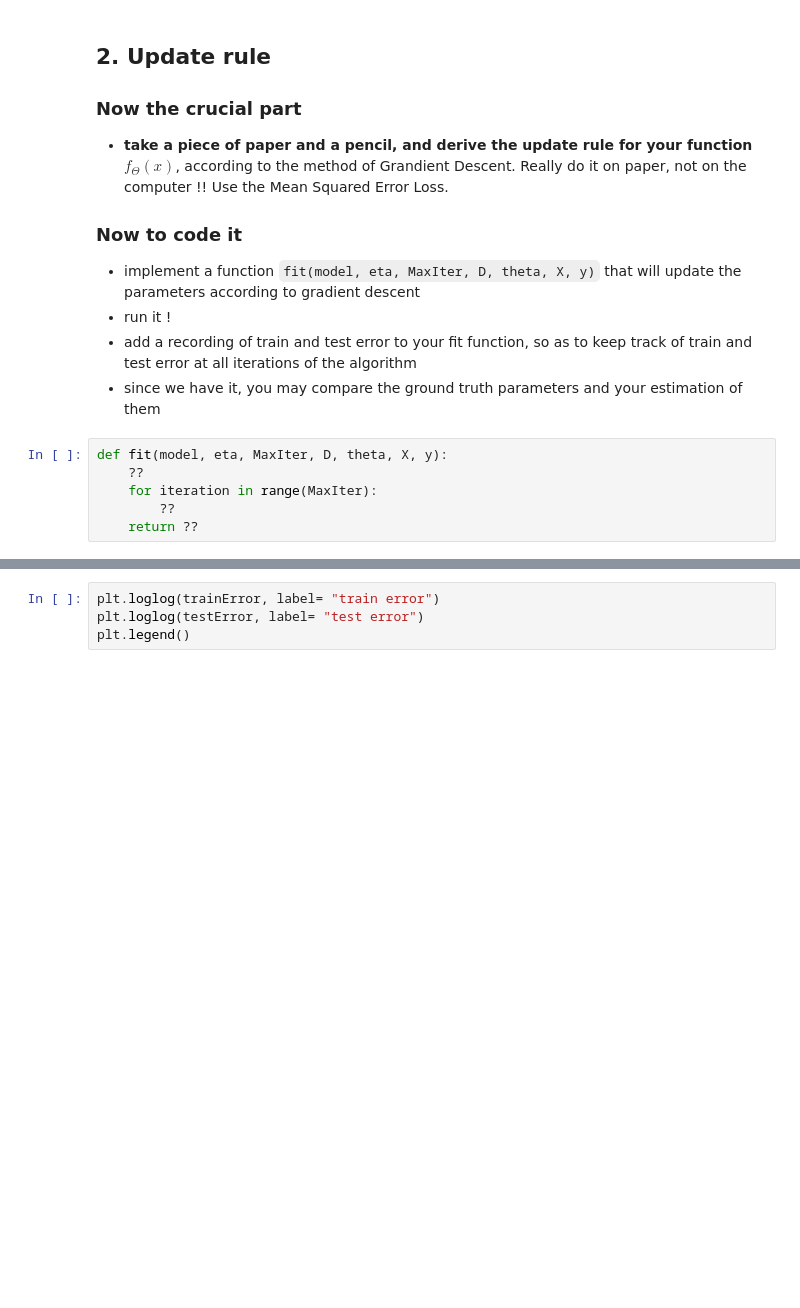
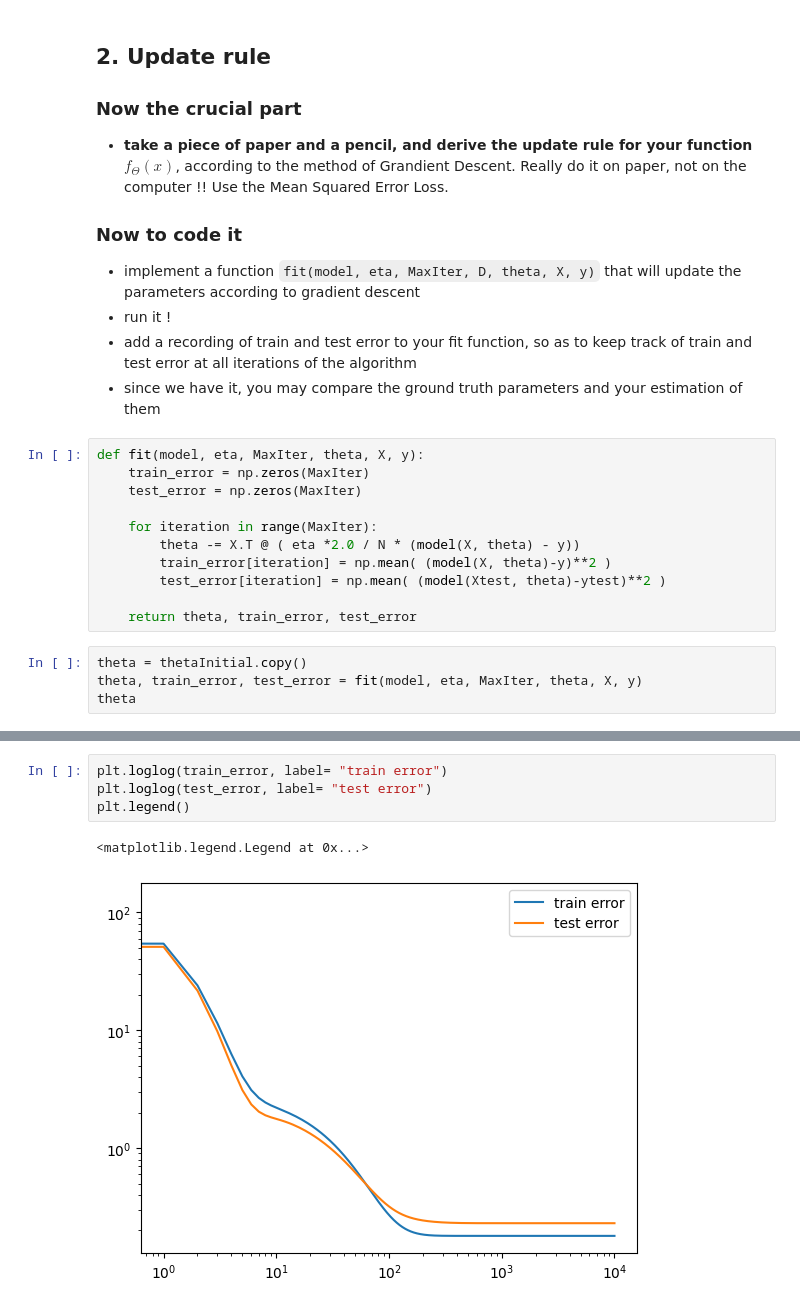
Before and after one commit to petkokp/m1-fpml, a Jupyter notebook: 1-Regressions/TP1.2-(Bonus)-LinReg-d-dimensional.ipynb, the cells around one changed output, grey strips where cells are left out. Saved outputs shown, nothing was run; the diff lists cells and outputs as text; blank space fills up the shorter version.

Commit message:
d-dimensional regression fit and plot results

```diff
--- a/1-Regressions/TP1.2-(Bonus)-LinReg-d-dimensional.ipynb
+++ b/1-Regressions/TP1.2-(Bonus)-LinReg-d-dimensional.ipynb
@@ -79,9 +79,18 @@ Use the Mean Squared Error Loss.
 - run it !
 - add a recording of train and test error to your fit function, so as to keep track of train and test error at all iterations of the algorithm
 - since we have it, you may compare the ground truth parameters and your estimation of them
+# %%
+def fit(model, eta, MaxIter, theta, X, y):
+    train_error = np.zeros(MaxIter)
+    test_error = np.zeros(MaxIter)
+
+    for iteration in range(MaxIter):
+        theta -= X.T @ ( eta *2.0 / N * (model(X, theta) - y))
+        train_error[iteration] = np.mean( (model(X, theta)-y)**2 )
+        test_error[iteration] = np.mean( (model(Xtest, theta)-ytest)**2 )
+
+    return theta, train_error, test_error
 # %%
-def fit(model, eta, MaxIter, D, theta, X, y):
-    ??
-    for iteration in range(MaxIter):
-        ??
-    return ??
+theta = thetaInitial.copy()
+theta, train_error, test_error = fit(model, eta, MaxIter, theta, X, y)
+theta
@@ -88,6 +105,9 @@ def fit(model, eta, MaxIter, D, theta, X, y):
 # %%
-plt.loglog(trainError, label= "train error")
-plt.loglog(testError, label= "test error")
+plt.loglog(train_error, label= "train error")
+plt.loglog(test_error, label= "test error")
 plt.legend()
+# %% [output]
+<matplotlib.legend.Legend at 0x...>
+[figure, added]
 # %%
 theta / thetaGT    ,    theta - thetaGT
```
Also changed, not shown: parts of 2 cells of this notebook.
